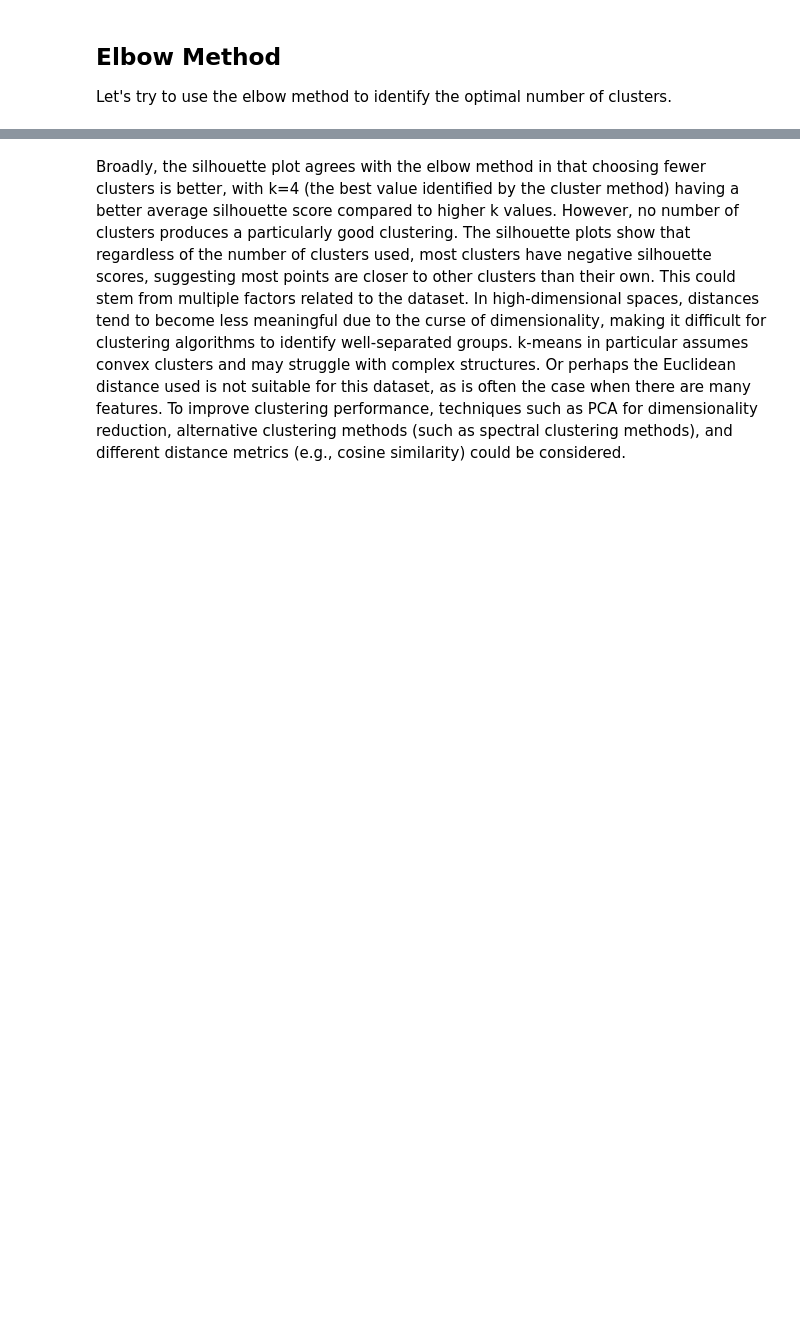
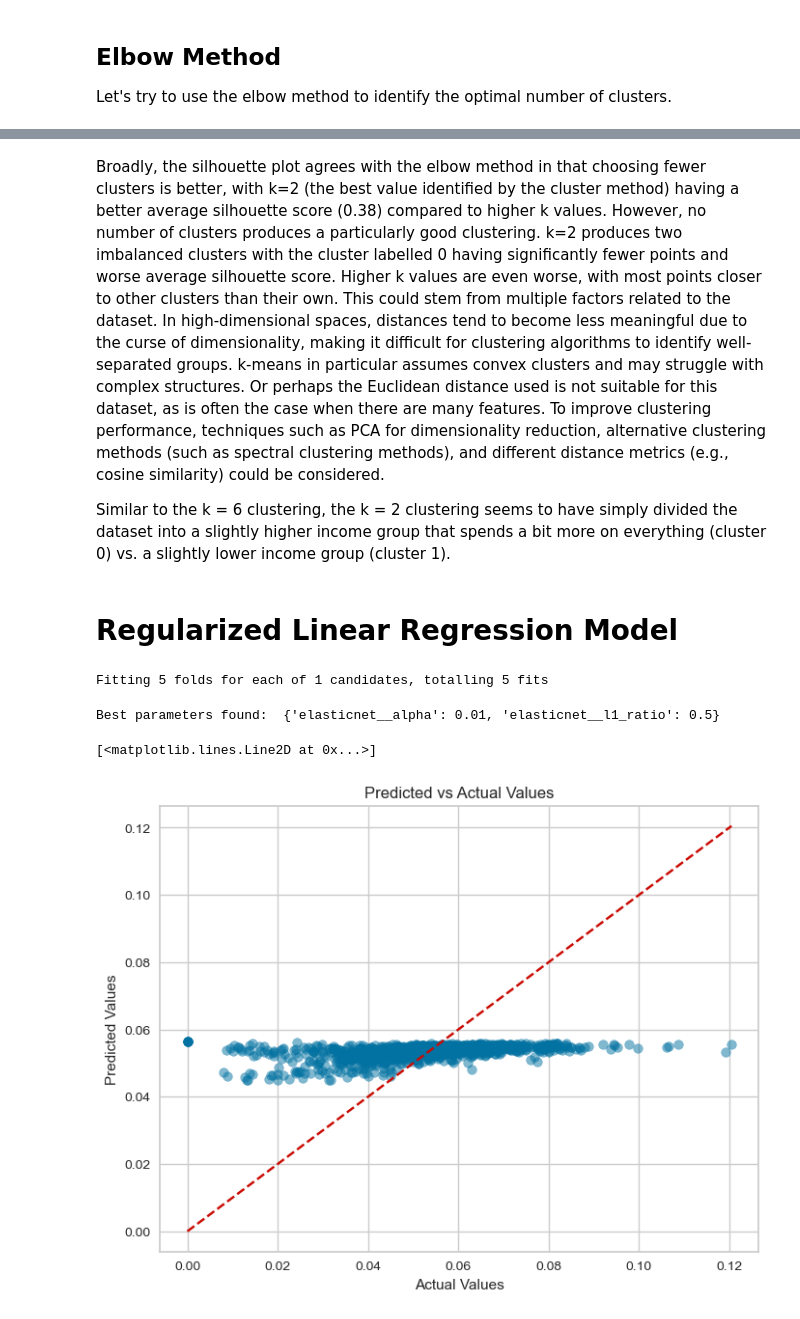
Before and after one commit to kev-liu-dev/predict-retirement-contribs, a Jupyter notebook: predict-retirement-insurance-contribs.ipynb, the cells around one changed output, grey strips where cells are left out. Cells and saved outputs as stored; diff of their text form; code cells hidden in the pictures; blank space fills up the shorter version.

Commit message:
Added ElasticNet CV and plotting

```diff
--- a/predict-retirement-insurance-contribs.ipynb
+++ b/predict-retirement-insurance-contribs.ipynb
@@ -231,7 +239,9 @@ class IQRClippingTransformer(BaseEstimator, TransformerMixin):
 # %%
 y = data[PORTION_RET_INSUR_COL]
 X = data.drop(PORTION_RET_INSUR_COL)
-X = X.with_row_index("index")
+
+display(X)
+display(y)
 
 # Impute negative values and clip outliers
 # Construct the pipeline
@@ -298,2 +311,52 @@ plots.plot_silhouettes(agg_models, labels, X_proc_kmeans_sampled)
 # %% [markdown]
-Broadly, the silhouette plot agrees with the elbow method in that choosing fewer clusters is better, with k=4 (the best value identified by the cluster method) having a better average silhouette score compared to higher k values. However, no number of clusters produces a particularly good clustering. The silhouette plots show that regardless of the number of clusters used, most clusters have negative silhouette scores, suggesting most points are closer to other clusters than their own. This could stem from multiple factors related to the dataset. In high-dimensional spaces, distances tend to become less meaningful due to the curse of dimensionality, making it difficult for clustering algorithms to identify well-separated groups. k-means in particular assumes convex clusters and may struggle with complex structures. Or perhaps the Euclidean distance used is not suitable for this dataset, as is often the case when there are many features. To improve clustering performance, techniques such as PCA for dimensionality reduction, alternative clustering methods (such as spectral clustering methods), and different distance metrics (e.g., cosine similarity) could be considered.
+Broadly, the silhouette plot agrees with the elbow method in that choosing fewer clusters is better, with k=2 (the best value identified by the cluster method) having a better average silhouette score (0.38) compared to higher k values. However, no number of clusters produces a particularly good clustering. k=2 produces two imbalanced clusters with the cluster labelled 0 having significantly fewer points and worse average silhouette score. Higher k values are even worse, with most points  closer to other clusters than their own. This could stem from multiple factors related to the dataset. In high-dimensional spaces, distances tend to become less meaningful due to the curse of dimensionality, making it difficult for clustering algorithms to identify well-separated groups. k-means in particular assumes convex clusters and may struggle with complex structures. Or perhaps the Euclidean distance used is not suitable for this dataset, as is often the case when there are many features. To improve clustering performance, techniques such as PCA for dimensionality reduction, alternative clustering methods (such as spectral clustering methods), and different distance metrics (e.g., cosine similarity) could be considered.
+
+Similar to the k = 6 clustering, the k = 2 clustering seems to have simply divided the dataset into a slightly higher income group that spends a bit more on everything (cluster 0) vs. a slightly lower income group (cluster 1).
+# %% [markdown]
+# Regularized Linear Regression Model
+# %%
+lin_mod_param_grid = {
+    'alpha': [0.0001, 0.001, 0.01, 0.1, 1, 10],
+    'l1_ratio': [0.0, 0.1, 0.25, 0.5, 0.75, 0.9, 1.0]
+}
+
+full_pipeline_lin = Pipeline([
+    ('preprocess', preprocess),
+    ('elasticnet', ElasticNet(max_iter=10000, random_state=SEED))
+])
+
+# sample for quick test
+X = X.sample(fraction=0.1, seed=SEED)
+y = y.sample(fraction=0.1, seed=SEED)
+
+X_train_lin, X_test_lin, y_train_lin, y_test_lin = train_test_split(
+    X, y, test_size=0.15, random_state=SEED
+)
+
+cv = KFold(n_splits=5, shuffle=True, random_state=SEED)
+
+lin_mod_grid_search = GridSearchCV(
+    full_pipeline_lin,
+    param_grid=lin_mod_param_grid,
+    cv=cv,
+    scoring='neg_mean_squared_error',
+    verbose=1
+)
+
+lin_mod_grid_search.fit(X_train_lin.to_pandas(), y_train_lin.to_pandas())
+print("Best parameters found: ", lin_mod_grid_search.best_params_)
+best_model = lin_mod_grid_search.best_estimator_
+y_pred_lin = best_model.predict(X_test_lin.to_pandas())
+
+# Plot scatterplot of predicted vs actual values
+plt.figure(figsize=(8, 6))
+plt.scatter(y_test_lin, y_pred_lin, alpha=0.5)
+plt.xlabel('Actual Values')
+plt.ylabel('Predicted Values')
+plt.title('Predicted vs Actual Proportion of Income Spent on Insurance and Retirement')
+plt.plot([y_test_lin.min(), y_test_lin.max()], [y_test_lin.min(), y_test_lin.max()], 'r--')
+# %% [output]
+Fitting 5 folds for each of 1 candidates, totalling 5 fits
+Best parameters found:  {'elasticnet__alpha': 0.01, 'elasticnet__l1_ratio': 0.5}
+[<matplotlib.lines.Line2D at 0x...>]
+[figure, added]
```
Also changed, not shown: parts of 9 cells of this notebook, 1 other file.
